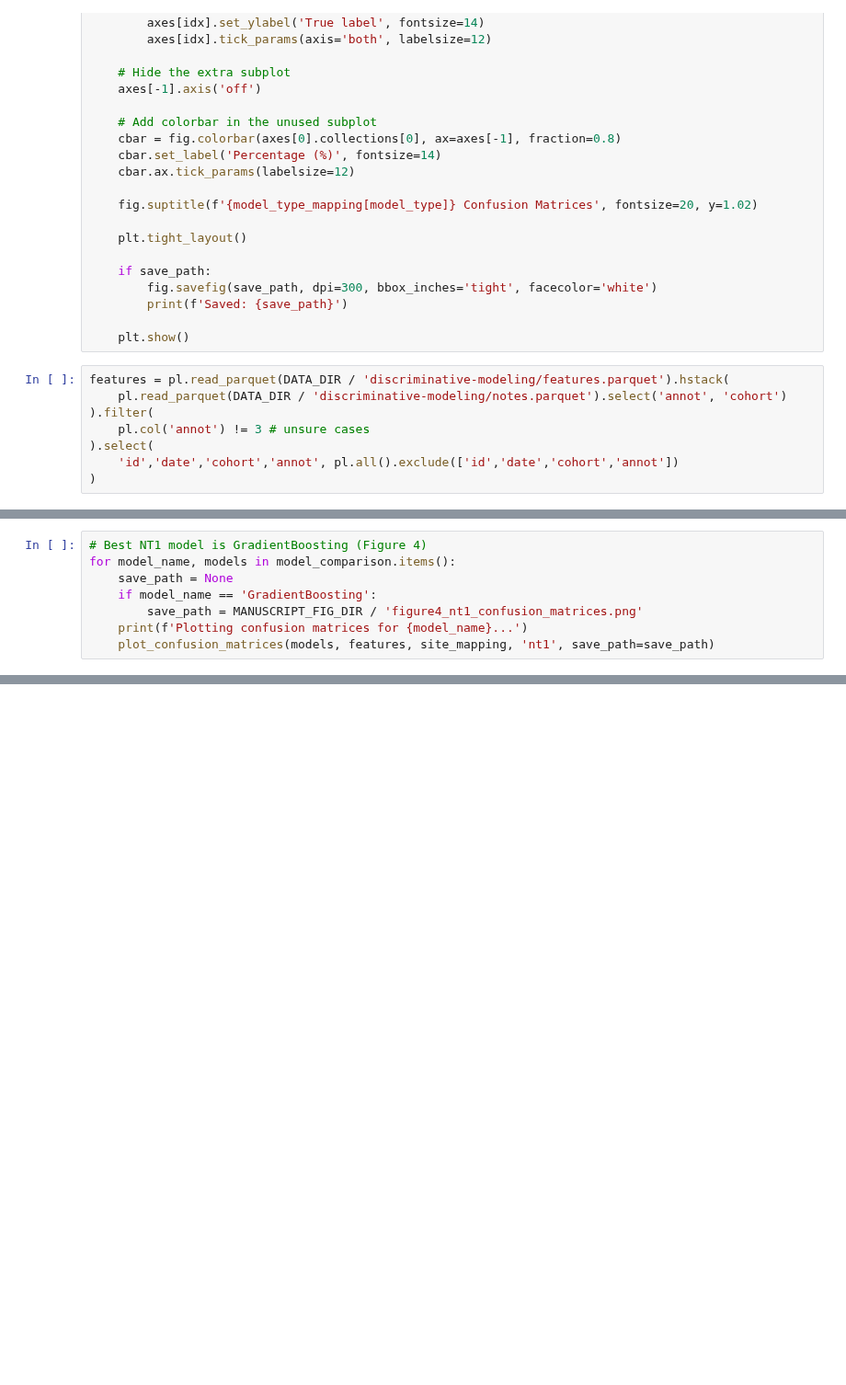
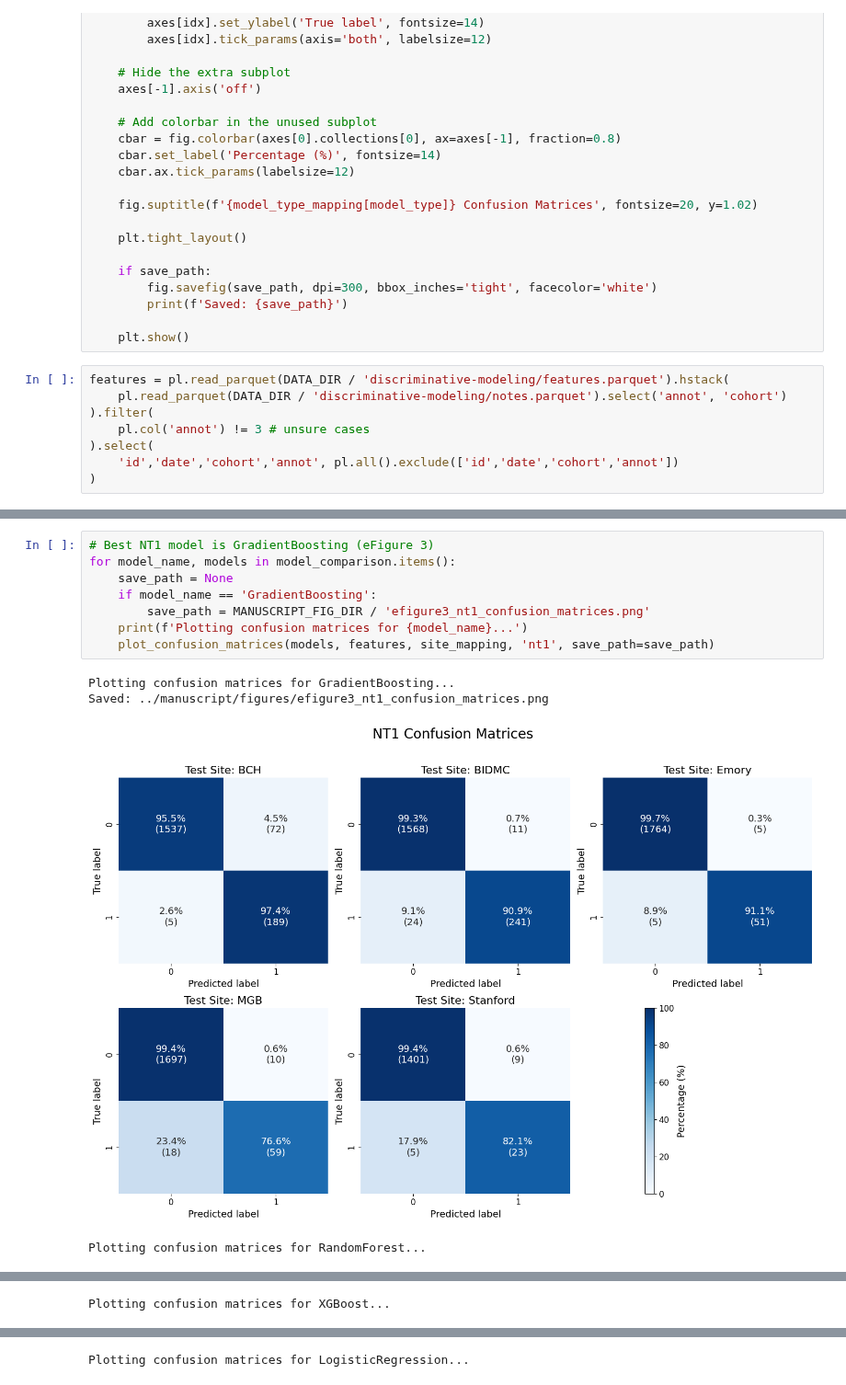
Before and after one commit to bdsp-core/NAX-Narcolepsy, a Jupyter notebook: paper_figures/confusion_matrices.ipynb, the cells around one changed output, grey strips where cells are left out. Shown at 92% size. Cells and saved outputs as stored; diff of their text form; blank space fills up the shorter version.

```diff
--- a/paper_figures/confusion_matrices.ipynb
+++ b/paper_figures/confusion_matrices.ipynb
@@ -142,8 +160,13 @@ model_comparison = {
 # %%
-# Best NT1 model is GradientBoosting (Figure 4)
+# Best NT1 model is GradientBoosting (eFigure 3)
 for model_name, models in model_comparison.items():
     save_path = None
     if model_name == 'GradientBoosting':
-        save_path = MANUSCRIPT_FIG_DIR / 'figure4_nt1_confusion_matrices.png'
+        save_path = MANUSCRIPT_FIG_DIR / 'efigure3_nt1_confusion_matrices.png'
     print(f'Plotting confusion matrices for {model_name}...')
     plot_confusion_matrices(models, features, site_mapping, 'nt1', save_path=save_path)
+# %% [output]
+Plotting confusion matrices for GradientBoosting...
+Saved: ../manuscript/figures/efigure3_nt1_confusion_matrices.png
+[figure, added]
+Plotting confusion matrices for RandomForest...
@@ -149,0 +174 @@ for model_name, models in model_comparison.items():
+Plotting confusion matrices for XGBoost...
@@ -149,0 +176 @@ for model_name, models in model_comparison.items():
+Plotting confusion matrices for LogisticRegression...
```
Also changed, not shown: parts of 4 cells of this notebook, 22 other files.
